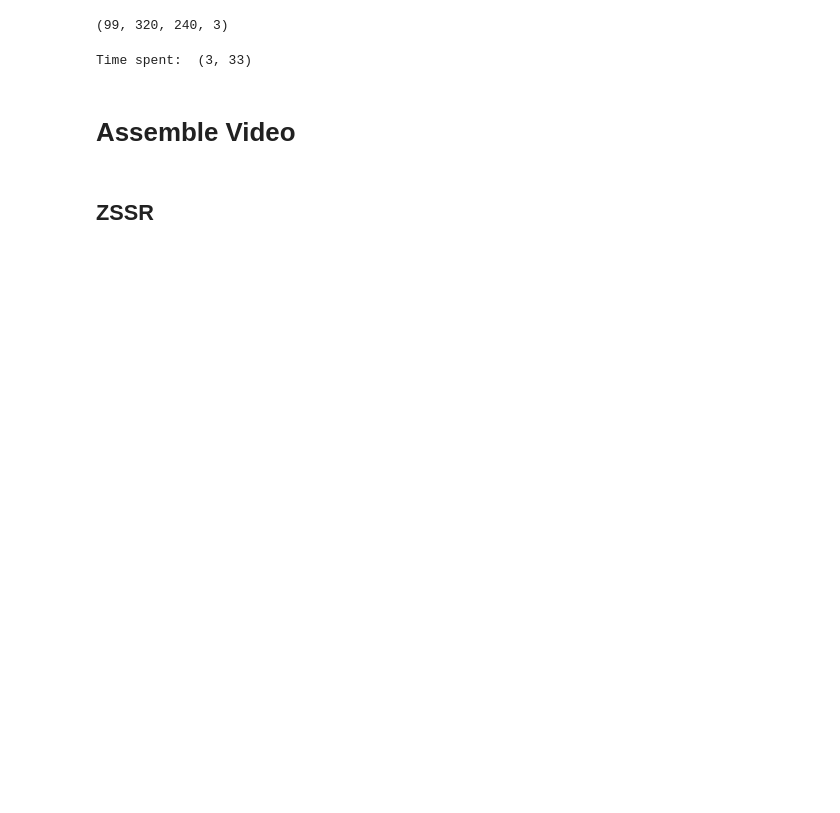
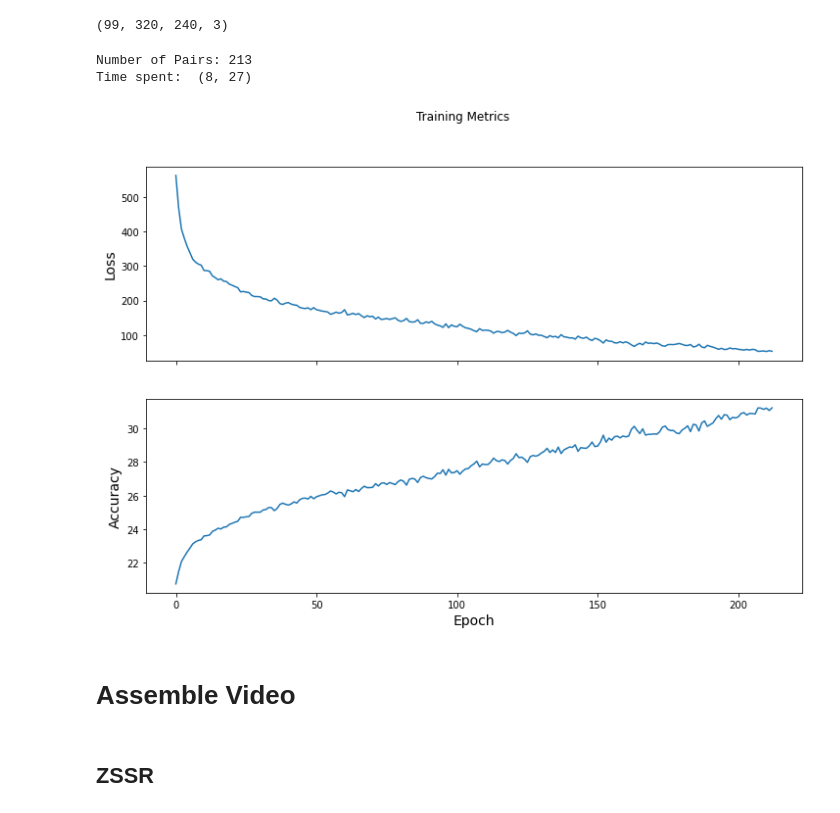
Before and after one commit to NiravTalaviya/Zero-Shot-Super-Resolution, a Jupyter notebook: video/video_zssr.ipynb, the cells around one changed output. Drawn from its saved outputs; the diff is of its cells as text; code cells hidden in the pictures; blank space fills up the shorter version.

Commit message:
Fix artifacts in video. Add graphs

```diff
--- a/video/video_zssr.ipynb
+++ b/video/video_zssr.ipynb
@@ -46,12 +46,16 @@ fps = cap.get(cv2.CAP_PROP_FPS)
 frame_array=[]
 size = (w,h)
 
+path_out = 'lr_' + name + '.avi'
+out = cv2.VideoWriter(path_out, cv2.VideoWriter_fourcc(*'DIVX'), fps, size)
 while cap.isOpened():
     ret, img = cap.read()
     if ret == True:
+        out.write(img)
         img = cv2.cvtColor(img, cv2.COLOR_RGB2BGR)
         frame_array.append(img)
     else:
+        out.release()
         break
 
 frame_array = np.array(frame_array)
@@ -68,9 +72,10 @@ import time
 import math
 import tensorflow as tf
 import matplotlib.pyplot as plt
+from tqdm.auto import tqdm
 
 SR_FACTOR = 2 # scaling factor
-EPOCHS = 5000
+EPOCHS = 21000
 NB_PAIRS = math.ceil(EPOCHS / frame_array.shape[0])# NB pais
 NB_STEPS = 1 # Steps per epoch
 
@@ -101,22 +106,53 @@ def grad(model, inputs, targets):
     loss_value, psnr_value = loss(model, inputs, targets, training=True)
   return loss_value, psnr_value, tape.gradient(loss_value, model.trainable_variables)
 
-train_loss_avg = []
-train_psnr_avg = []
+loss_avg = []
+psnr_avg = []
 
 st = time.time()
-for sf, isf in zip(s_fact, inter_s_fact):
+
+pbar = tqdm(total=NB_PAIRS)
+for i, (sf, isf) in enumerate(zip(s_fact, inter_s_fact)):
+    loss_ = 0
+    psnr_ = 0
     for frame in frame_array:
         X, y = preprocess(frame, sf, isf, CROP_SIZE,
                           NOISE_FLAG, NOISY_PIXELS_STD)
         ''' Train zssr '''
+        # plt.figure()
+        # plt.imshow(X[0,:,:,:].astype(np.uint8))
+        # break
         loss_value, psnr_value, grads = grad(zssr, X, y)
         optimizer.apply_gradients(zip(grads, zssr.trainable_variables))
 
+        loss_ += loss_value.numpy()
+        psnr_ += psnr_value.numpy()[0]
+
+    loss_avg.append(loss_ / len(frame_array))
+    psnr_avg.append(psnr_ / len(frame_array))
+
+    pbar.update(1)
+    pbar.set_postfix_str("e: {}/{} => Loss: {:.3f}, Psnr: {:.3f}". format(
+            i, NB_PAIRS, loss_ / len(frame_array), psnr_ / len(frame_array)))
 et = time.time()
+print("Number of Pairs:", NB_PAIRS)
 print("Time spent: ", time_diff(et, st))
 # %% [output]
-Time spent:  (3, 33)
+Number of Pairs: 213
+Time spent:  (8, 27)
+# %%
+ fig, axes = plt.subplots(2, sharex=True, figsize=(12, 8))
+fig.suptitle('Training Metrics')
+
+axes[0].set_ylabel("Loss", fontsize=14)
+axes[0].plot(loss_avg)
+
+axes[1].set_ylabel("Accuracy", fontsize=14)
+axes[1].set_xlabel("Epoch", fontsize=14)
+axes[1].plot(psnr_avg)
+plt.show()
+# %% [output]
+[figure, added]
 # %% [markdown]
 # Assemble Video
 # %% [markdown]
```
Also changed, not shown: parts of 3 cells of this notebook.
